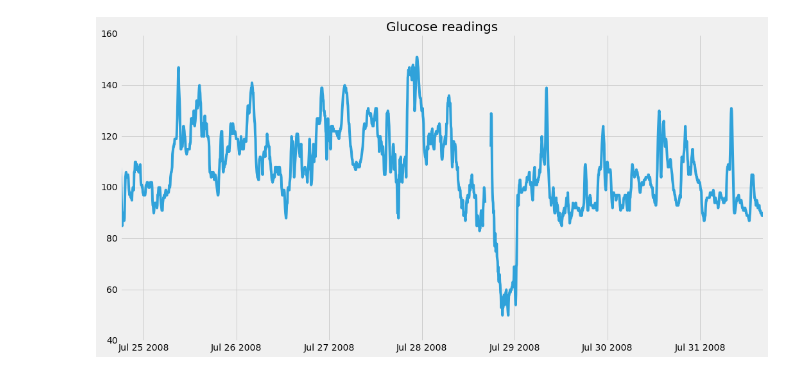
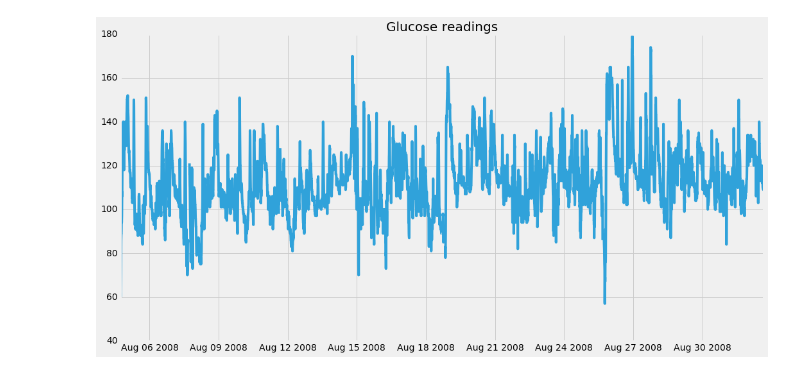
Before and after one commit to SalChem/Diabetic-Project, a Jupyter notebook: Data Preprocessing.ipynb, the cells around one changed output. Drawn from its saved outputs; the diff is of its cells as text; code cells hidden in the pictures.

```diff
--- a/Data Preprocessing.ipynb
+++ b/Data Preprocessing.ipynb
@@ -21,7 +21,7 @@ _FIG_DIR = r'C:\Users\engadmin\Desktop\Diabetes  Project Code\figures'
 if not os.path.exists(_FIG_DIR):
     os.makedirs(_FIG_DIR)
 
-_GULCOSE_DATA_PATH = os.path.join(_DATA_DIR, 'P3.csv')
+_GULCOSE_DATA_PATH = os.path.join(_DATA_DIR, 'P4.csv')
 fields = ["Date", "mg/dL", "CHO (g)"]
 df = pd.read_csv(_GULCOSE_DATA_PATH, parse_dates=['Date'], usecols = fields) #read and prase Date col as dataTimes object
 df = df.sort(['Date'])
@@ -75,4 +75,4 @@ Total actual number of glucose readings is: 1982
-[figure, old version]
+[figure, new version]
 # %%
 #Converting object type to float for all of the dataframe
 df2= pd.DataFrame(df).convert_objects(convert_numeric=True)
```
Also changed, not shown: parts of 11 cells of this notebook.
